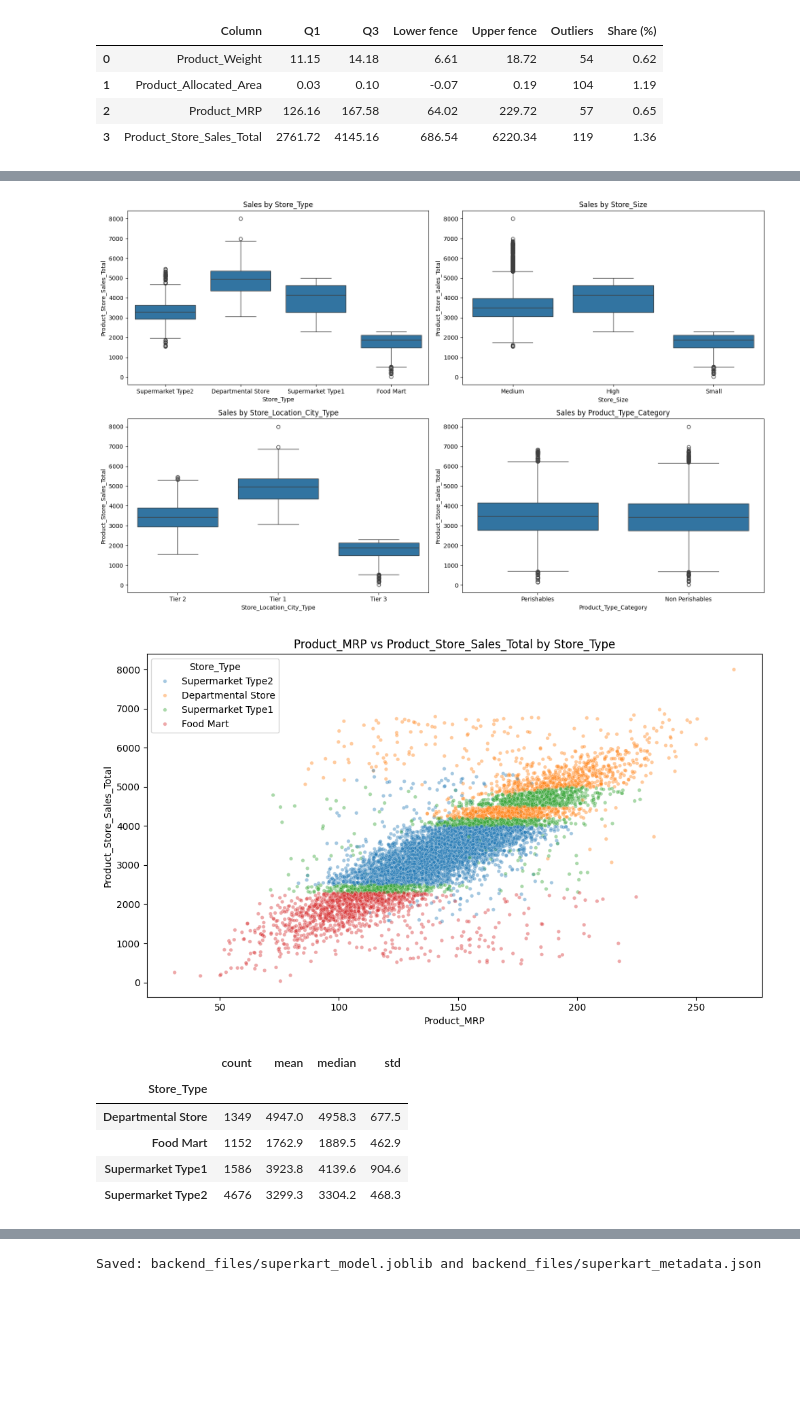
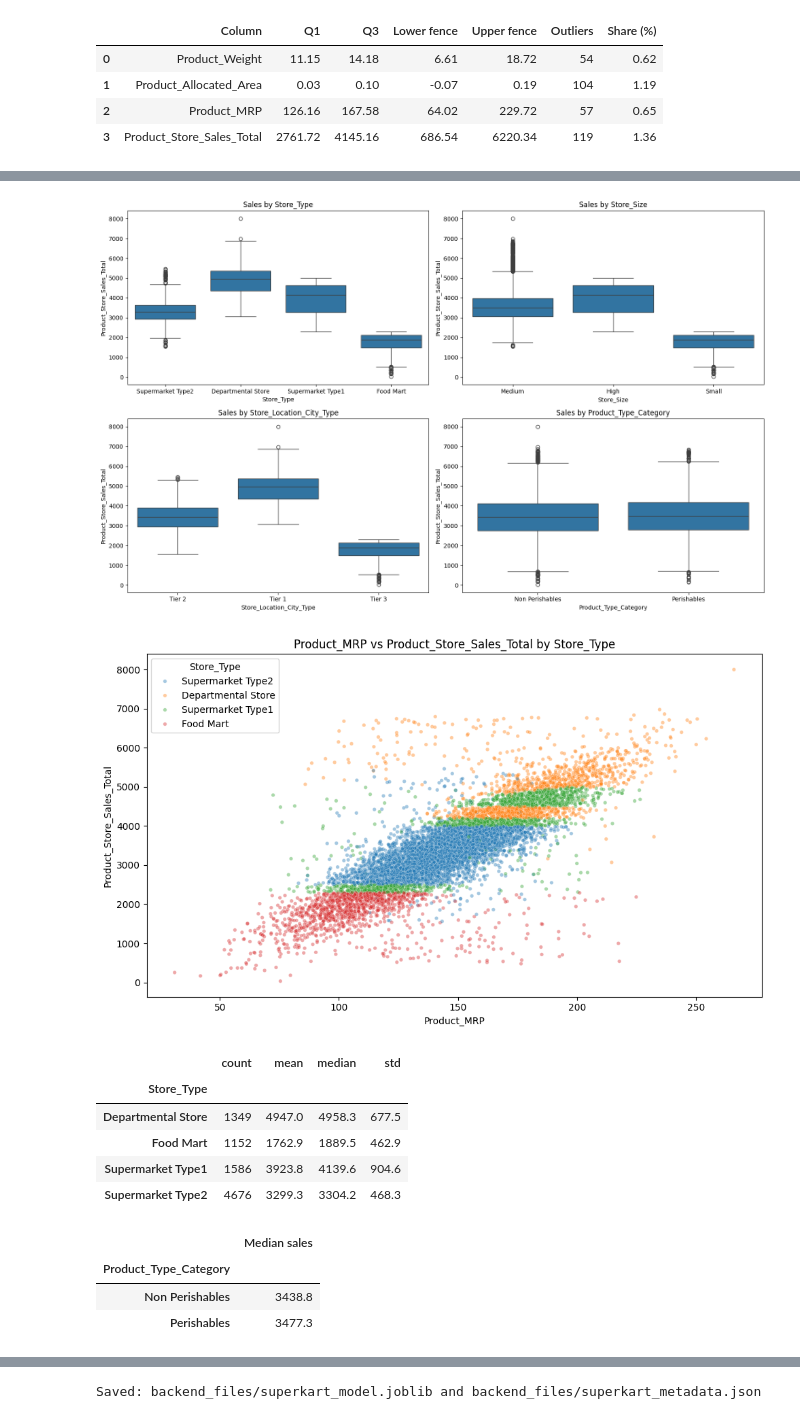
Before and after one commit to wdmofor/superkart-sales-predictor, a Jupyter notebook: full_code/SuperKart_Full_Code.ipynb, the cells around one changed output, grey strips where cells are left out. Cells and saved outputs as stored; diff of their text form; code cells hidden in the pictures; blank space fills up the shorter version.

```diff
--- a/full_code/SuperKart_Full_Code.ipynb
+++ b/full_code/SuperKart_Full_Code.ipynb
@@ -300,20 +388,28 @@ Store_Age_Years           0.185
 # %%
 fig, axes = plt.subplots(2, 2, figsize=(16, 10))
 for ax, column in zip(axes.ravel(), ["Store_Type", "Store_Size", "Store_Location_City_Type", "Product_Type_Category"]):
     sns.boxplot(x=df[column], y=df["Product_Store_Sales_Total"], ax=ax)
     ax.set_title(f"Sales by {column}")
 plt.tight_layout()
 plt.show()
 
 fig, ax = plt.subplots(figsize=(10, 6))
 sns.scatterplot(data=df, x="Product_MRP", y="Product_Store_Sales_Total", hue="Store_Type", alpha=0.4, s=15, ax=ax)
 ax.set_title("Product_MRP vs Product_Store_Sales_Total by Store_Type")
 plt.tight_layout()
 plt.show()
 
 display(df.groupby("Store_Type")["Product_Store_Sales_Total"].agg(["count", "mean", "median", "std"]).round(1))
+
+# Median sales by product category, for the category observation.
+display(df.groupby("Product_Type_Category")["Product_Store_Sales_Total"].median().round(1).rename("Median sales").to_frame())
+
+# MRP-to-sales correlation computed separately inside each store type.
+within_store_corr = {s: g["Product_MRP"].corr(g["Product_Store_Sales_Total"]) for s, g in df.groupby("Store_Type")}
+print("Product_MRP vs sales, correlation within each store type:")
+print(pd.Series(within_store_corr, name="Correlation").round(3).to_string())
 # %% [output]
-[figure, old version]
+[figure, new version]
 [figure]
 |  | count | mean | median | std |
 | Store_Type |  |  |  |  |
@@ -321,3 +417,7 @@ display(df.groupby("Store_Type")["Product_Store_Sales_Total"].agg(["count", "mea
 | Food Mart | 1152 | 1762.9 | 1889.5 | 462.9 |
 | Supermarket Type1 | 1586 | 3923.8 | 4139.6 | 904.6 |
 | Supermarket Type2 | 4676 | 3299.3 | 3304.2 | 468.3 |
+|  | Median sales |
+| Product_Type_Category |  |
+| Non Perishables | 3438.8 |
+| Perishables | 3477.3 |
```
Also changed, not shown: parts of 96 cells of this notebook, 16 other files.
